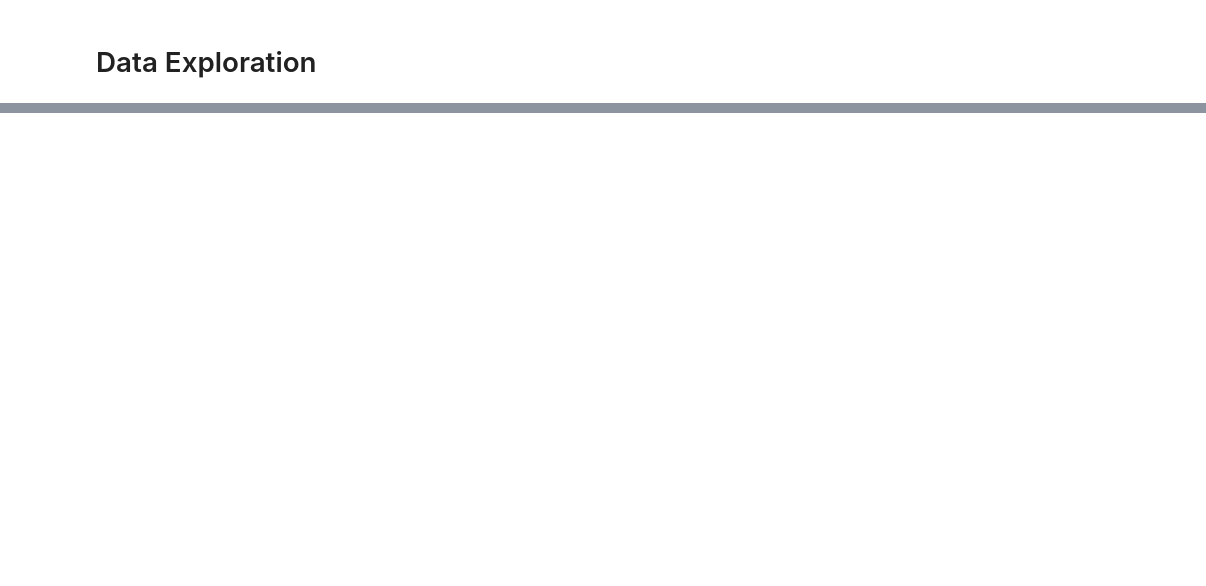
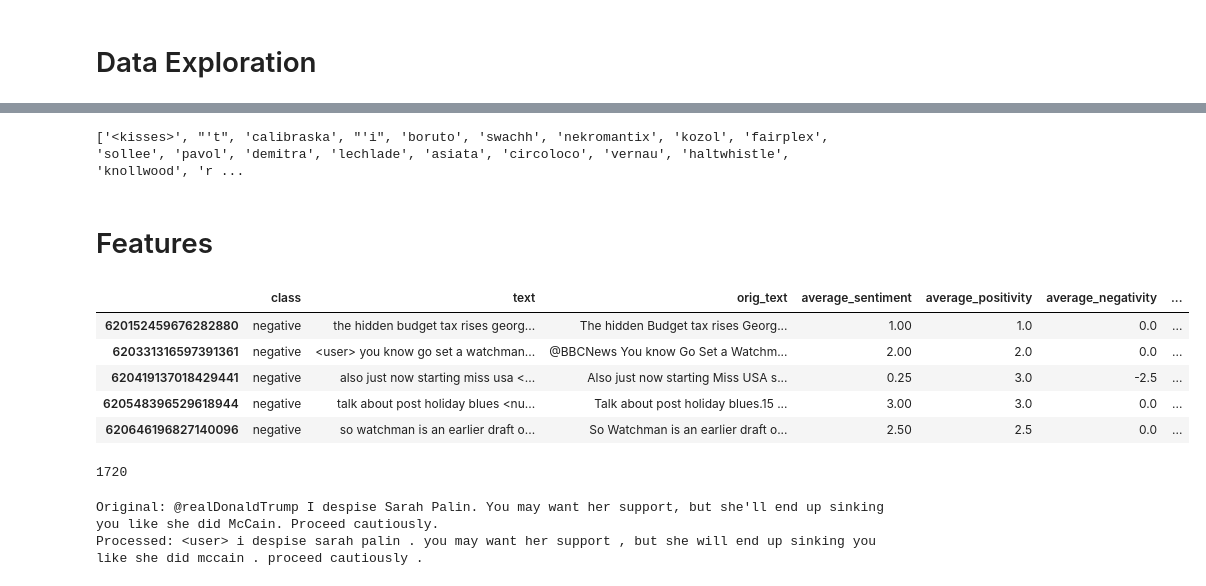
Before and after one commit to chrisakroyd/twitter-sentiment-analysis, a Jupyter notebook: notebooks/exploration.ipynb, the cells around one changed output, grey strips where cells are left out. Saved outputs shown, nothing was run; the diff lists cells and outputs as text; code cells hidden in the pictures; blank space fills up the shorter version.

Commit message:
Better preprocessing.

```diff
--- a/notebooks/exploration.ipynb
+++ b/notebooks/exploration.ipynb
@@ -271,0 +347,3 @@ Processed New: the mariah carey and justin bieber collaboration why you mad is h
+# %%
+sem_eval['text_len'] = process(sem_eval)['text'].apply(lambda x: len(x.split()))
+sem_eval.head()
@@ -271,0 +433,8 @@ Processed New: the mariah carey and justin bieber collaboration why you mad is h
+# %%
+print(oovs)
+# %% [output]
+['<kisses>', "'t", 'calibraska', "'i", 'boruto', 'swachh', 'nekromantix', 'kozol', 'fairplex', 'sollee', 'pavol', 'demitra', 'lechlade', 'asiata', 'circoloco', 'vernau', 'haltwhistle', 'knollwood', 'r ...
+# %% [markdown]
+# Features
+# %%
+feature_df = sem_eval.copy()
@@ -271,0 +523,45 @@ Processed New: the mariah carey and justin bieber collaboration why you mad is h
+# %%
+polarity = create_polarity_dict()
+
+def create_features(df, polarity_dict):
+    rows = []
+    for index, tweet in tqdm(df.iterrows()):
+
+        tweet['orig_text'] = tweet['text']
+        tweet['text'] = preprocessor.preprocess(tweet['text'])
+
+        average_sent, average_pos, average_neg, sent_range, pos_range, neg_range = create_sentiment_features(tweet['text'], polarity_dict)
+
+        tweet['average_sentiment'] = average_sent
+        tweet['average_positivity'] = average_pos
+        tweet['average_negativity'] = average_neg
+        tweet['sentiment_range'] = sent_range
+        tweet['positivity_range'] = pos_range
+        tweet['negativity_range'] = neg_range
+        rows.append(tweet)
+
+    return pd.DataFrame(rows)
+
+feature_df = create_features(feature_df, polarity)
+# %%
+sentiment_df = feature_df[feature_df['average_sentiment'] > 0.0]
+sentiment_df = sentiment_df[sentiment_df['class'] == 'negative']
+sentiment_df.head()
+# %% [output]
+|  | class | text | orig_text | average_sentiment | average_positivity | average_negativity | ... |
+| 620152459676282880 | negative | the hidden budget tax rises georg... | The hidden Budget tax rises Georg... | 1.00 | 1.0 | 0.0 | ... |
+| 620331316597391361 | negative | <user> you know go set a watchman... | @BBCNews You know Go Set a Watchm... | 2.00 | 2.0 | 0.0 | ... |
+| 620419137018429441 | negative | also just now starting miss usa <... | Also just now starting Miss USA s... | 0.25 | 3.0 | -2.5 | ... |
+| 620548396529618944 | negative | talk about post holiday blues <nu... | Talk about post holiday blues.15 ... | 3.00 | 3.0 | 0.0 | ... |
+| 620646196827140096 | negative | so watchman is an earlier draft o... | So Watchman is an earlier draft o... | 2.50 | 2.5 | 0.0 | ... |
+# %%
+len(sentiment_df)
+# %% [output]
+1720
+# %%
+row = shuffle(sentiment_df).iloc[0]
+print('Original: ' + row['orig_text'])
+print('Processed: ' + row['text'])
+# %% [output]
+Original: @realDonaldTrump I despise Sarah Palin. You may want her support, but she'll end up sinking you like she did McCain. Proceed cautiously.
+Processed: <user> i despise sarah palin . you may want her support , but she will end up sinking you like she did mccain . proceed cautiously .
```
Also changed, not shown: parts of 26 cells of this notebook, 10 other files.
